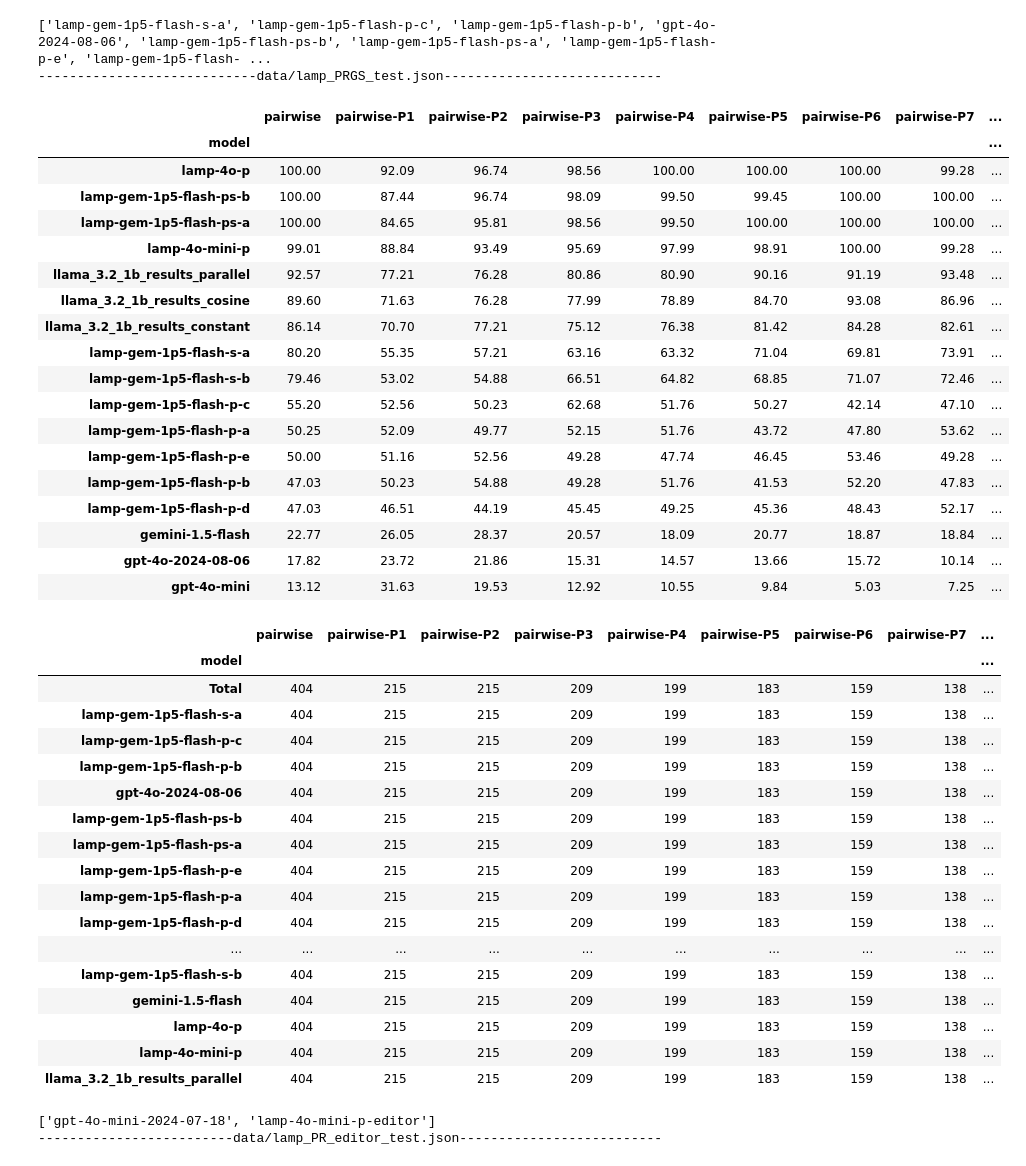
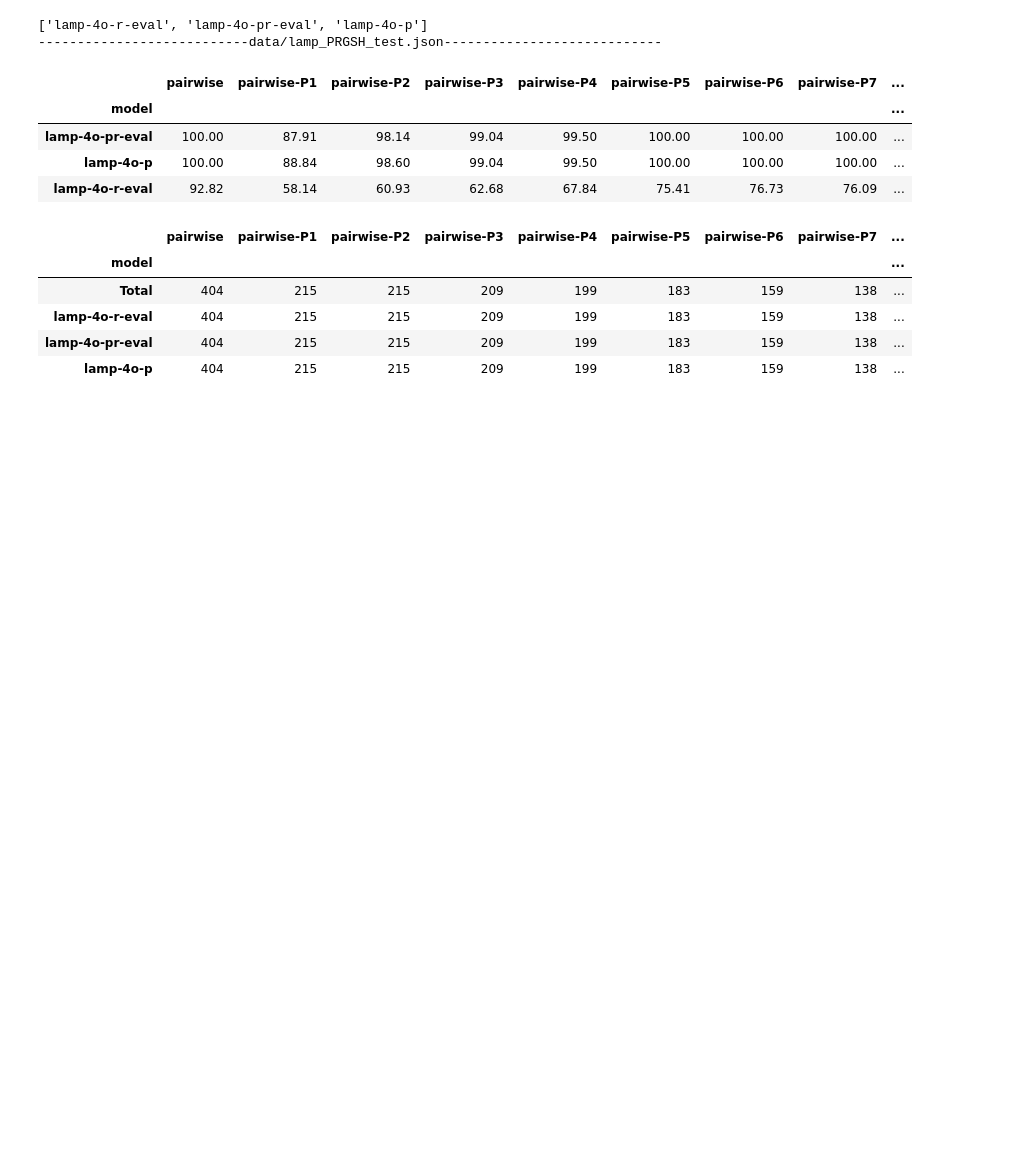
Before and after one commit to tuhinjubcse/WritingRewards, a Jupyter notebook: Evaluation.ipynb, the cells around one changed output. Drawn from its saved outputs; the diff is of its cells as text; code cells hidden in the pictures; blank space fills up the shorter version.

```diff
--- a/Evaluation.ipynb
+++ b/Evaluation.ipynb
@@ -2,9 +2,9 @@
 from utils_eval import compute_pairwise_metrics, extract_score
 import json, os, numpy as np, pandas as pd
 from IPython.display import display
+import matplotlib.pyplot as plt
 
-def evaluate_models(eval_fn):
-
+def compute_results(eval_fn):
     with open(eval_fn) as f:
         data = json.load(f)
 
@@ -41,6 +41,7 @@ def evaluate_models(eval_fn):
     print(models)
 
     bad_ends = ["-b", "-c", "-d", "-e"]
+    gold_mappings, silver_mappings = {}, {}
     for model in models:
         # if any(bad_end in model for bad_end in bad_ends):
         #     continue
@@ -51,71 +52,49 @@ def evaluate_models(eval_fn):
             if len(model_samples) == 0:
                 continue
             N_samples_row[sample_type] = len(model_samples)
             if sample_type.startswith("pairwise"):
                 pref1, acc, err = compute_pairwise_metrics(model_samples, model)
                 result_row[sample_type] = acc
             else:
                 y_true = [d["zscore"] for d in model_samples]
                 y_pred = []
                 for d in model_samples:
                     pred, err = extract_score(d, "pred_" + model)
                     y_pred.append(pred)
                 abs_err = np.abs(np.array(y_true) - np.array(y_pred))
                 corr = np.corrcoef(y_true, y_pred)[0, 1]
                 avg_R = np.mean(y_pred)
                 result_row[sample_type+"_MAE_R"] = abs_err.mean()
                 result_row[sample_type+"_Corr_R"] = corr
                 result_row[sample_type+"_Avg_R"] = avg_R
         N_samples.append(N_samples_row)
+        gold_mappings[model] = result_row["pairwise-gold"]
+        silver_mappings[model] = result_row["pairwise-silver"]
 
         results.append(result_row)
+    return results, gold_mappings, silver_mappings, N_samples
+
+def visualize_results(eval_fn):
+    results, gold_mappings, silver_mappings, N_samples = compute_results(eval_fn)
 
     # add the model eval_fn as header to the results
     print(eval_fn.center(80, "-"))
     display(pd.DataFrame(results).sort_values(by="pairwise", ascending=False).set_index("model").round(2))
     display(pd.DataFrame(N_samples).set_index("model").round(2))
 
-evaluate_models(eval_fn="data/lamp_PRGS_test.json")
-evaluate_models(eval_fn="data/lamp_PR_editor_test.json")
+visualize_results(eval_fn="data/lamp_PRGSH_test.json")
+# visualize_results(eval_fn="data/lamp_PR_editor_test.json")
 # %% [output]
-['lamp-gem-1p5-flash-s-a', 'lamp-gem-1p5-flash-p-c', 'lamp-gem-1p5-flash-p-b', 'gpt-4o-2024-08-06', 'lamp-gem-1p5-flash-ps-b', 'lamp-gem-1p5-flash-ps-a', 'lamp-gem-1p5-flash-p-e', 'lamp-gem-1p5-flash- ...
-----------------------------data/lamp_PRGS_test.json----------------------------
+['lamp-4o-r-eval', 'lamp-4o-pr-eval', 'lamp-4o-p']
+---------------------------data/lamp_PRGSH_test.json----------------------------
 |  | pairwise | pairwise-P1 | pairwise-P2 | pairwise-P3 | pairwise-P4 | pairwise-P5 | pairwise-P6 | pairwise-P7 | ... |
 | model |  |  |  |  |  |  |  |  | ... |
-| lamp-4o-p | 100.00 | 92.09 | 96.74 | 98.56 | 100.00 | 100.00 | 100.00 | 99.28 | ... |
-| lamp-gem-1p5-flash-ps-b | 100.00 | 87.44 | 96.74 | 98.09 | 99.50 | 99.45 | 100.00 | 100.00 | ... |
-| lamp-gem-1p5-flash-ps-a | 100.00 | 84.65 | 95.81 | 98.56 | 99.50 | 100.00 | 100.00 | 100.00 | ... |
-| lamp-4o-mini-p | 99.01 | 88.84 | 93.49 | 95.69 | 97.99 | 98.91 | 100.00 | 99.28 | ... |
-| llama_3.2_1b_results_parallel | 92.57 | 77.21 | 76.28 | 80.86 | 80.90 | 90.16 | 91.19 | 93.48 | ... |
-| llama_3.2_1b_results_cosine | 89.60 | 71.63 | 76.28 | 77.99 | 78.89 | 84.70 | 93.08 | 86.96 | ... |
-| llama_3.2_1b_results_constant | 86.14 | 70.70 | 77.21 | 75.12 | 76.38 | 81.42 | 84.28 | 82.61 | ... |
-| lamp-gem-1p5-flash-s-a | 80.20 | 55.35 | 57.21 | 63.16 | 63.32 | 71.04 | 69.81 | 73.91 | ... |
-| lamp-gem-1p5-flash-s-b | 79.46 | 53.02 | 54.88 | 66.51 | 64.82 | 68.85 | 71.07 | 72.46 | ... |
-| lamp-gem-1p5-flash-p-c | 55.20 | 52.56 | 50.23 | 62.68 | 51.76 | 50.27 | 42.14 | 47.10 | ... |
-| lamp-gem-1p5-flash-p-a | 50.25 | 52.09 | 49.77 | 52.15 | 51.76 | 43.72 | 47.80 | 53.62 | ... |
-| lamp-gem-1p5-flash-p-e | 50.00 | 51.16 | 52.56 | 49.28 | 47.74 | 46.45 | 53.46 | 49.28 | ... |
-| lamp-gem-1p5-flash-p-b | 47.03 | 50.23 | 54.88 | 49.28 | 51.76 | 41.53 | 52.20 | 47.83 | ... |
-| lamp-gem-1p5-flash-p-d | 47.03 | 46.51 | 44.19 | 45.45 | 49.25 | 45.36 | 48.43 | 52.17 | ... |
-| gemini-1.5-flash | 22.77 | 26.05 | 28.37 | 20.57 | 18.09 | 20.77 | 18.87 | 18.84 | ... |
-| gpt-4o-2024-08-06 | 17.82 | 23.72 | 21.86 | 15.31 | 14.57 | 13.66 | 15.72 | 10.14 | ... |
-| gpt-4o-mini | 13.12 | 31.63 | 19.53 | 12.92 | 10.55 | 9.84 | 5.03 | 7.25 | ... |
+| lamp-4o-pr-eval | 100.00 | 87.91 | 98.14 | 99.04 | 99.50 | 100.00 | 100.00 | 100.00 | ... |
+| lamp-4o-p | 100.00 | 88.84 | 98.60 | 99.04 | 99.50 | 100.00 | 100.00 | 100.00 | ... |
+| lamp-4o-r-eval | 92.82 | 58.14 | 60.93 | 62.68 | 67.84 | 75.41 | 76.73 | 76.09 | ... |
 |  | pairwise | pairwise-P1 | pairwise-P2 | pairwise-P3 | pairwise-P4 | pairwise-P5 | pairwise-P6 | pairwise-P7 | ... |
 | model |  |  |  |  |  |  |  |  | ... |
 | Total | 404 | 215 | 215 | 209 | 199 | 183 | 159 | 138 | ... |
-| lamp-gem-1p5-flash-s-a | 404 | 215 | 215 | 209 | 199 | 183 | 159 | 138 | ... |
-| lamp-gem-1p5-flash-p-c | 404 | 215 | 215 | 209 | 199 | 183 | 159 | 138 | ... |
-| lamp-gem-1p5-flash-p-b | 404 | 215 | 215 | 209 | 199 | 183 | 159 | 138 | ... |
-| gpt-4o-2024-08-06 | 404 | 215 | 215 | 209 | 199 | 183 | 159 | 138 | ... |
-| lamp-gem-1p5-flash-ps-b | 404 | 215 | 215 | 209 | 199 | 183 | 159 | 138 | ... |
-| lamp-gem-1p5-flash-ps-a | 404 | 215 | 215 | 209 | 199 | 183 | 159 | 138 | ... |
-| lamp-gem-1p5-flash-p-e | 404 | 215 | 215 | 209 | 199 | 183 | 159 | 138 | ... |
-| lamp-gem-1p5-flash-p-a | 404 | 215 | 215 | 209 | 199 | 183 | 159 | 138 | ... |
-| lamp-gem-1p5-flash-p-d | 404 | 215 | 215 | 209 | 199 | 183 | 159 | 138 | ... |
-| ... | ... | ... | ... | ... | ... | ... | ... | ... | ... |
-| lamp-gem-1p5-flash-s-b | 404 | 215 | 215 | 209 | 199 | 183 | 159 | 138 | ... |
-| gemini-1.5-flash | 404 | 215 | 215 | 209 | 199 | 183 | 159 | 138 | ... |
+| lamp-4o-r-eval | 404 | 215 | 215 | 209 | 199 | 183 | 159 | 138 | ... |
+| lamp-4o-pr-eval | 404 | 215 | 215 | 209 | 199 | 183 | 159 | 138 | ... |
 | lamp-4o-p | 404 | 215 | 215 | 209 | 199 | 183 | 159 | 138 | ... |
-| lamp-4o-mini-p | 404 | 215 | 215 | 209 | 199 | 183 | 159 | 138 | ... |
-| llama_3.2_1b_results_parallel | 404 | 215 | 215 | 209 | 199 | 183 | 159 | 138 | ... |
-['gpt-4o-mini-2024-07-18', 'lamp-4o-mini-p-editor']
--------------------------data/lamp_PR_editor_test.json--------------------------
```
Also changed, not shown: parts of 2 cells of this notebook, 7 other files.
